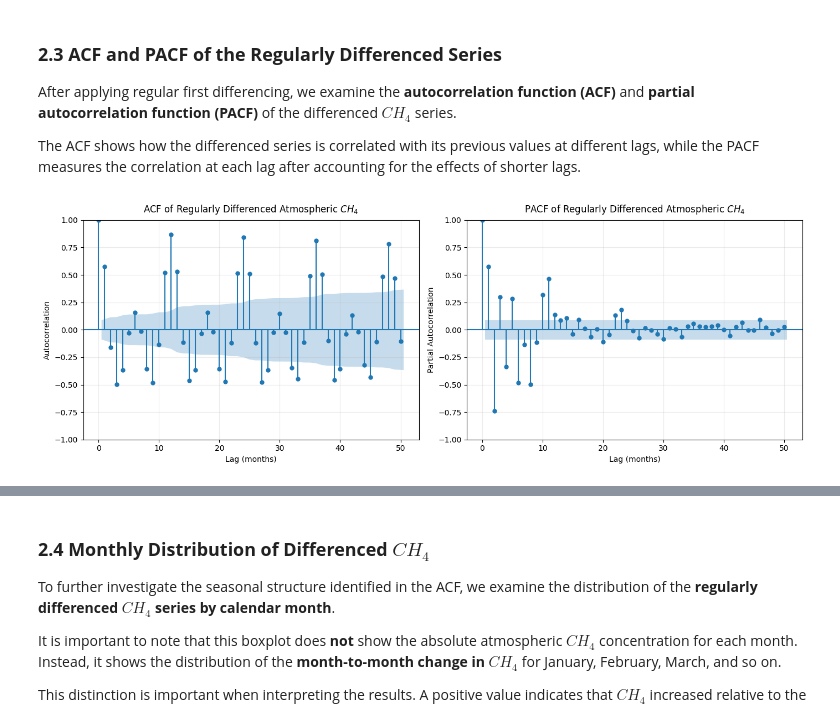
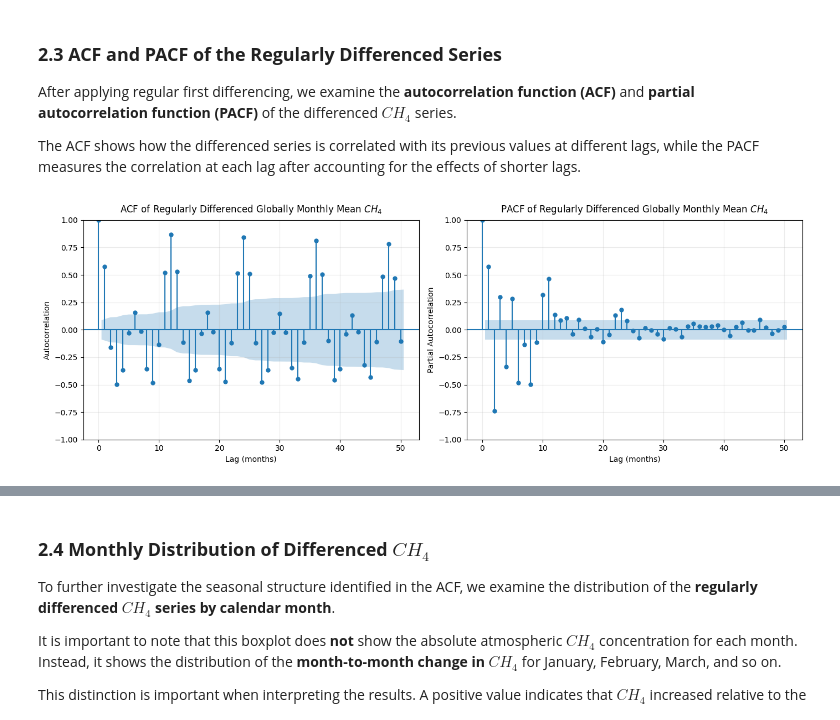
Before and after one commit to the-paulbear/noaa-greenhouse-gas-forecasting, a Jupyter notebook: machine_learning/CH4.ipynb, the cells around one changed output, grey strips where cells are left out. Saved outputs shown, nothing was run; the diff lists cells and outputs as text; code cells hidden in the pictures.

```diff
--- a/machine_learning/CH4.ipynb
+++ b/machine_learning/CH4.ipynb
@@ -122,30 +120,30 @@ The ACF shows how the differenced series is correlated with its previous values
 # %%
 from statsmodels.graphics.tsaplots import plot_acf, plot_pacf
 import matplotlib.pyplot as plt
 
 # Regularly differenced series
 diff_regular = train["average"].diff(1).dropna()
 
 fig, axes = plt.subplots(1, 2, figsize=(14, 5))
 
 # --- ACF ---
 plot_acf(diff_regular,ax=axes[0],lags=50,alpha=0.05,zero=True)
 
-axes[0].set_title("ACF of Regularly Differenced Atmospheric $CH_4$",fontsize=12,pad=10)
+axes[0].set_title("ACF of Regularly Differenced Globally Monthly Mean $CH_4$",fontsize=12,pad=10)
 axes[0].set_xlabel("Lag (months)")
 axes[0].set_ylabel("Autocorrelation")
 axes[0].grid(True, alpha=0.25)
 
 # --- PACF ---
 plot_pacf(diff_regular,ax=axes[1],lags=50,alpha=0.05,method="ywm")
 
-axes[1].set_title("PACF of Regularly Differenced Atmospheric $CH_4$",fontsize=12,pad=10)
+axes[1].set_title("PACF of Regularly Differenced Globally Monthly Mean $CH_4$",fontsize=12,pad=10)
 axes[1].set_xlabel("Lag (months)")
 axes[1].set_ylabel("Partial Autocorrelation")
 axes[1].grid(True, alpha=0.25)
 
 plt.tight_layout()
 plt.show()
 # %% [output]
-[figure, old version]
+[figure, new version]
 # %% [markdown]
```
Also changed, not shown: parts of 22 cells of this notebook.
